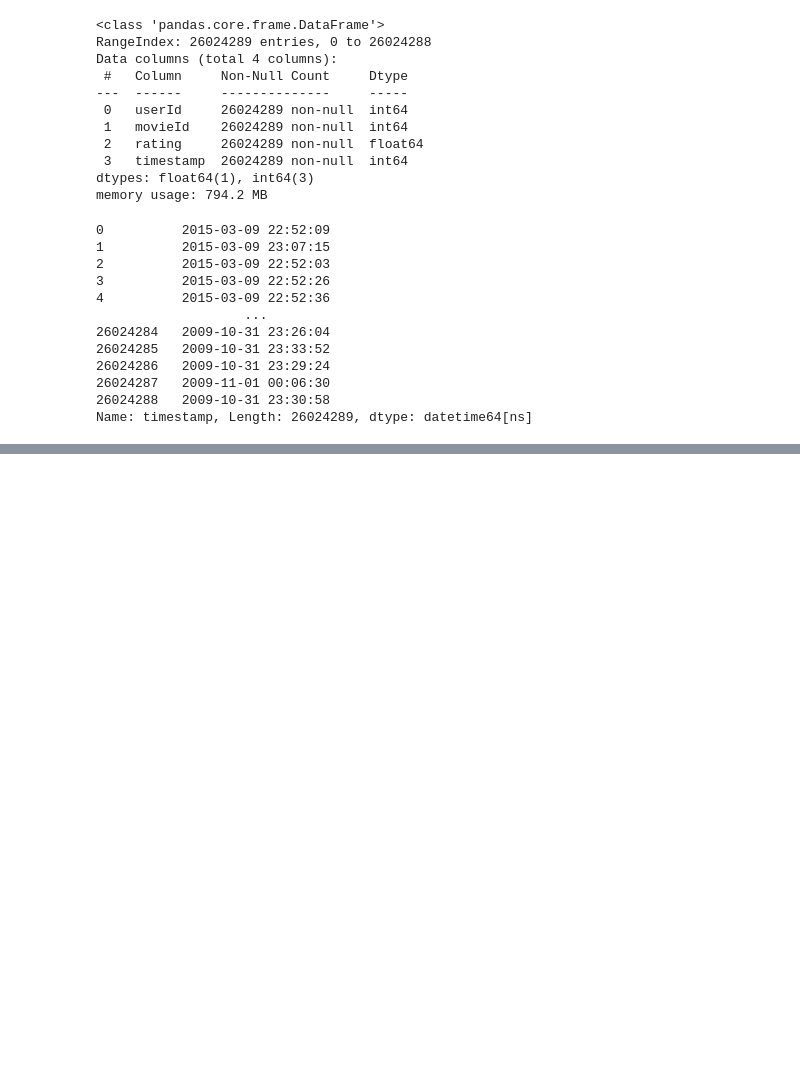
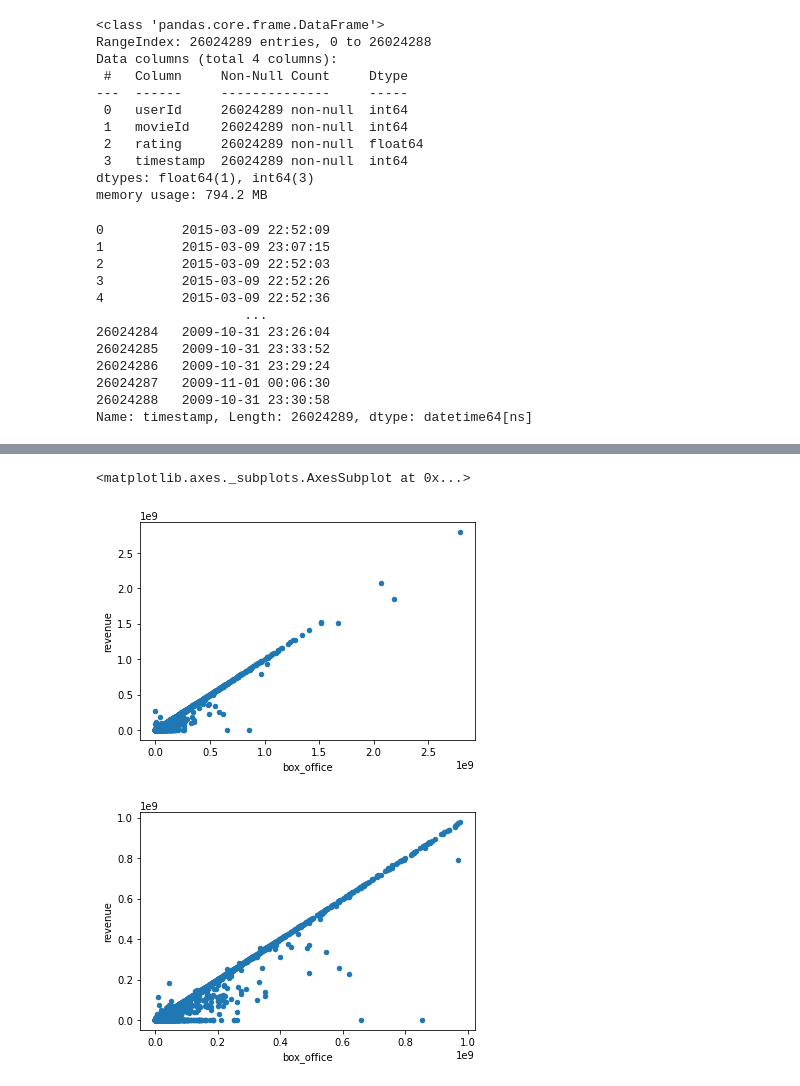
Before and after one commit to whitneylosinski/Movies-ETL, a Jupyter notebook: Movies-ETL.ipynb, the cells around one changed output, grey strips where cells are left out. Drawn from its saved outputs; the diff is of its cells as text; code cells hidden in the pictures; blank space fills up the shorter version.

```diff
--- a/Movies-ETL.ipynb
+++ b/Movies-ETL.ipynb
@@ -737,0 +792,10 @@ ratings['timestamp'] = pd.to_datetime(ratings['timestamp'], unit='s')
+# %%
+# Make another scatter plot to compare box office and revenue data.
+movies_df.fillna(0).plot(x='box_office', y='revenue', kind='scatter')
+
+# Rescale to less than $1 billion get a better look at the data
+movies_df.fillna(0)[movies_df['box_office'] < 10**9].plot(x='box_office', y='revenue', kind='scatter')
+# %% [output]
+<matplotlib.axes._subplots.AxesSubplot at 0x...>
+[figure, added]
+[figure, added]
```
Also changed, not shown: parts of 24 cells of this notebook.
